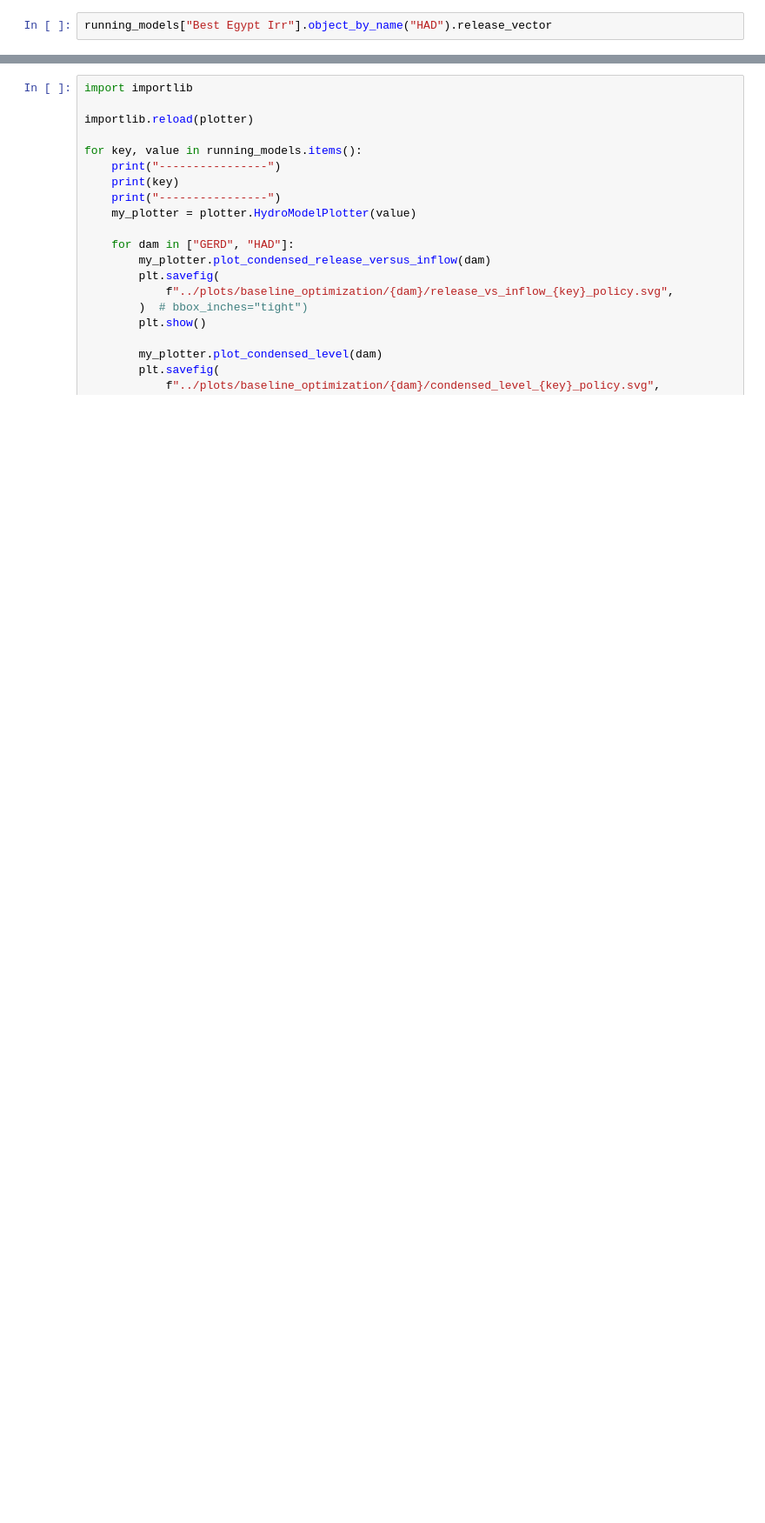
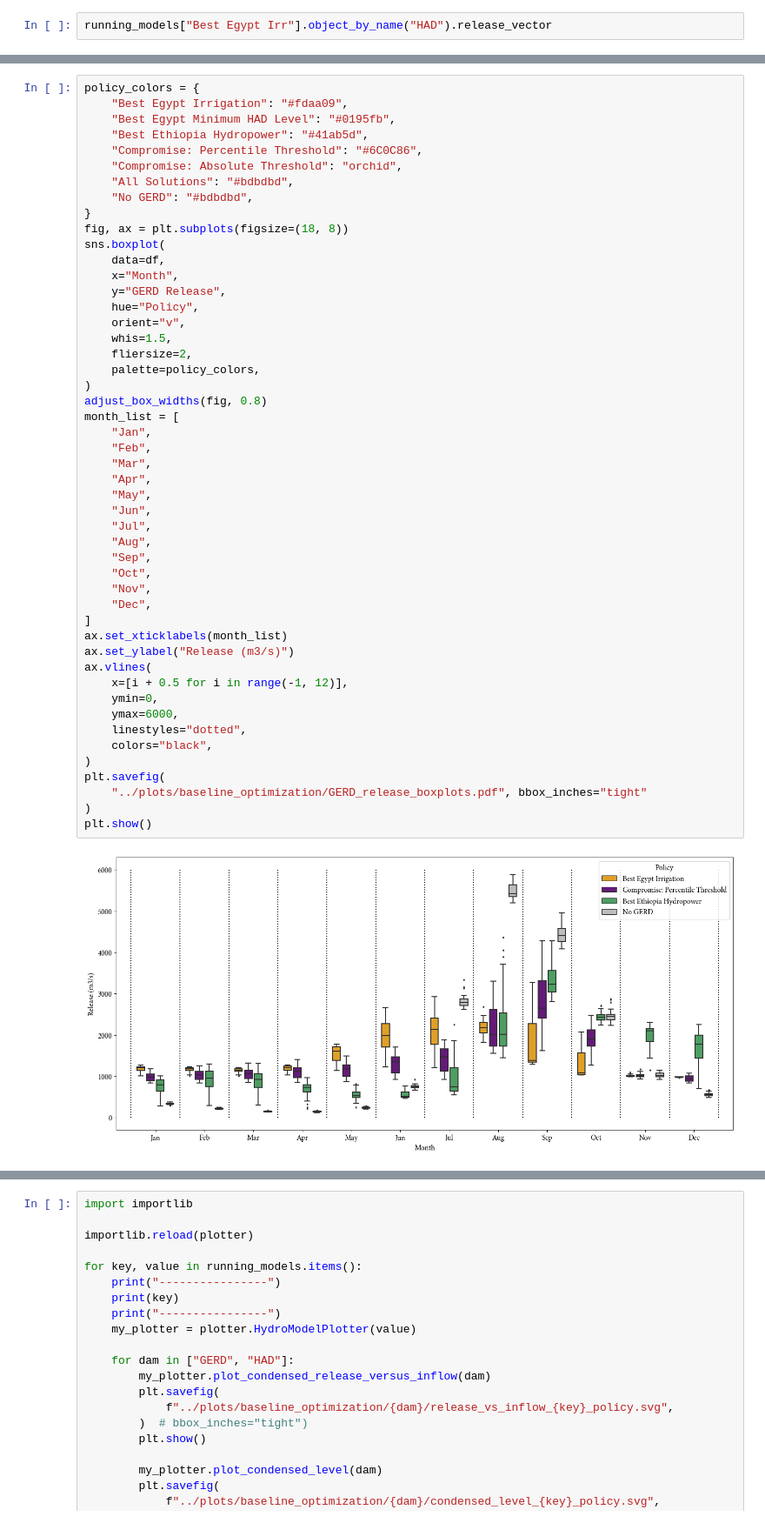
Before and after one commit to ysari97/eastern-nile-optimization, a Jupyter notebook: nile_EMODPS_framework/output_analysis/output_analysis.ipynb, the cells around one changed output, grey strips where cells are left out. Shown at 87% size. Drawn from its saved outputs; the diff is of its cells as text; blank space fills up the shorter version.

```diff
--- a/nile_EMODPS_framework/output_analysis/output_analysis.ipynb
+++ b/nile_EMODPS_framework/output_analysis/output_analysis.ipynb
@@ -283,0 +476,51 @@ running_models["Best Egypt Irr"].object_by_name("HAD").release_vector
+# %%
+policy_colors = {
+    "Best Egypt Irrigation": "#fdaa09",
+    "Best Egypt Minimum HAD Level": "#0195fb",
+    "Best Ethiopia Hydropower": "#41ab5d",
+    "Compromise: Percentile Threshold": "#6C0C86",
+    "Compromise: Absolute Threshold": "orchid",
+    "All Solutions": "#bdbdbd",
+    "No GERD": "#bdbdbd",
+}
+fig, ax = plt.subplots(figsize=(18, 8))
+sns.boxplot(
+    data=df,
+    x="Month",
+    y="GERD Release",
+    hue="Policy",
+    orient="v",
+    whis=1.5,
+    fliersize=2,
+    palette=policy_colors,
+)
+adjust_box_widths(fig, 0.8)
+month_list = [
+    "Jan",
+    "Feb",
+    "Mar",
+    "Apr",
+    "May",
+    "Jun",
+    "Jul",
+    "Aug",
+    "Sep",
+    "Oct",
+    "Nov",
+    "Dec",
+]
+ax.set_xticklabels(month_list)
+ax.set_ylabel("Release (m3/s)")
+ax.vlines(
+    x=[i + 0.5 for i in range(-1, 12)],
+    ymin=0,
+    ymax=6000,
+    linestyles="dotted",
+    colors="black",
+)
+plt.savefig(
+    "../plots/baseline_optimization/GERD_release_boxplots.pdf", bbox_inches="tight"
+)
+plt.show()
+# %% [output]
+[figure, added]
```
Also changed, not shown: parts of 22 cells of this notebook, 21 other files.
